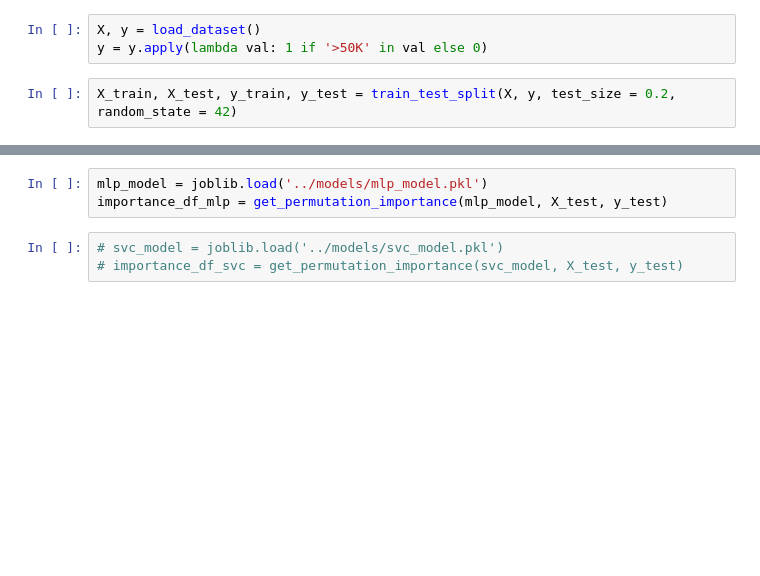
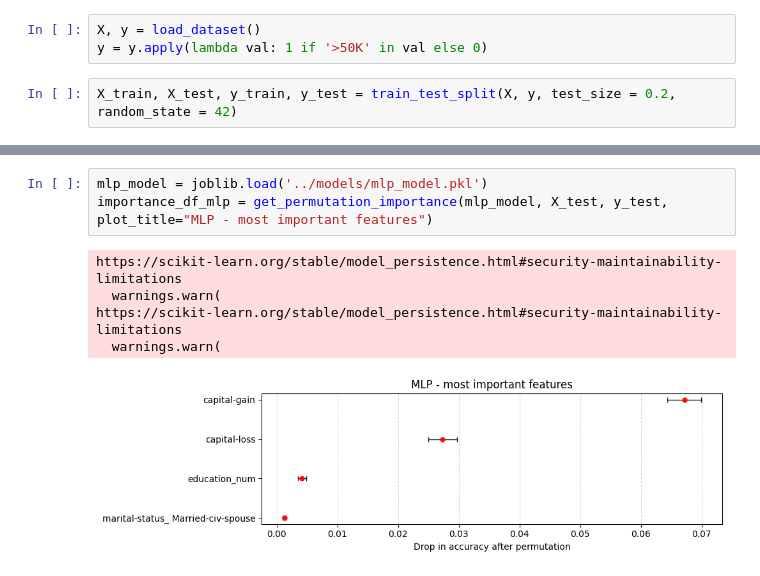
Before and after one commit to pavonism/zmum-xai, a Jupyter notebook: scripts/KS_ICE.ipynb, the cells around one changed output, grey strips where cells are left out. Drawn from its saved outputs; the diff is of its cells as text; blank space fills up the shorter version.

```diff
--- a/scripts/KS_ICE.ipynb
+++ b/scripts/KS_ICE.ipynb
@@ -18,8 +20,11 @@ importance_df_NB = get_permutation_importance(nb_model, X_test, y_test)
 # %%
 mlp_model = joblib.load('../models/mlp_model.pkl')
-importance_df_mlp = get_permutation_importance(mlp_model, X_test, y_test)
+importance_df_mlp = get_permutation_importance(mlp_model, X_test, y_test, plot_title="MLP - most important features")
+# %% [output]
+https://scikit-learn.org/stable/model_persistence.html#security-maintainability-limitations
+  warnings.warn(
+https://scikit-learn.org/stable/model_persistence.html#security-maintainability-limitations
+  warnings.warn(
+[figure, added]
-# %%
-# svc_model = joblib.load('../models/svc_model.pkl')
-# importance_df_svc = get_permutation_importance(svc_model, X_test, y_test)
 # %%
 rf_model = joblib.load('../models/rf_model.pkl')
```
Also changed, not shown: parts of 4 cells of this notebook, 5 other files.
